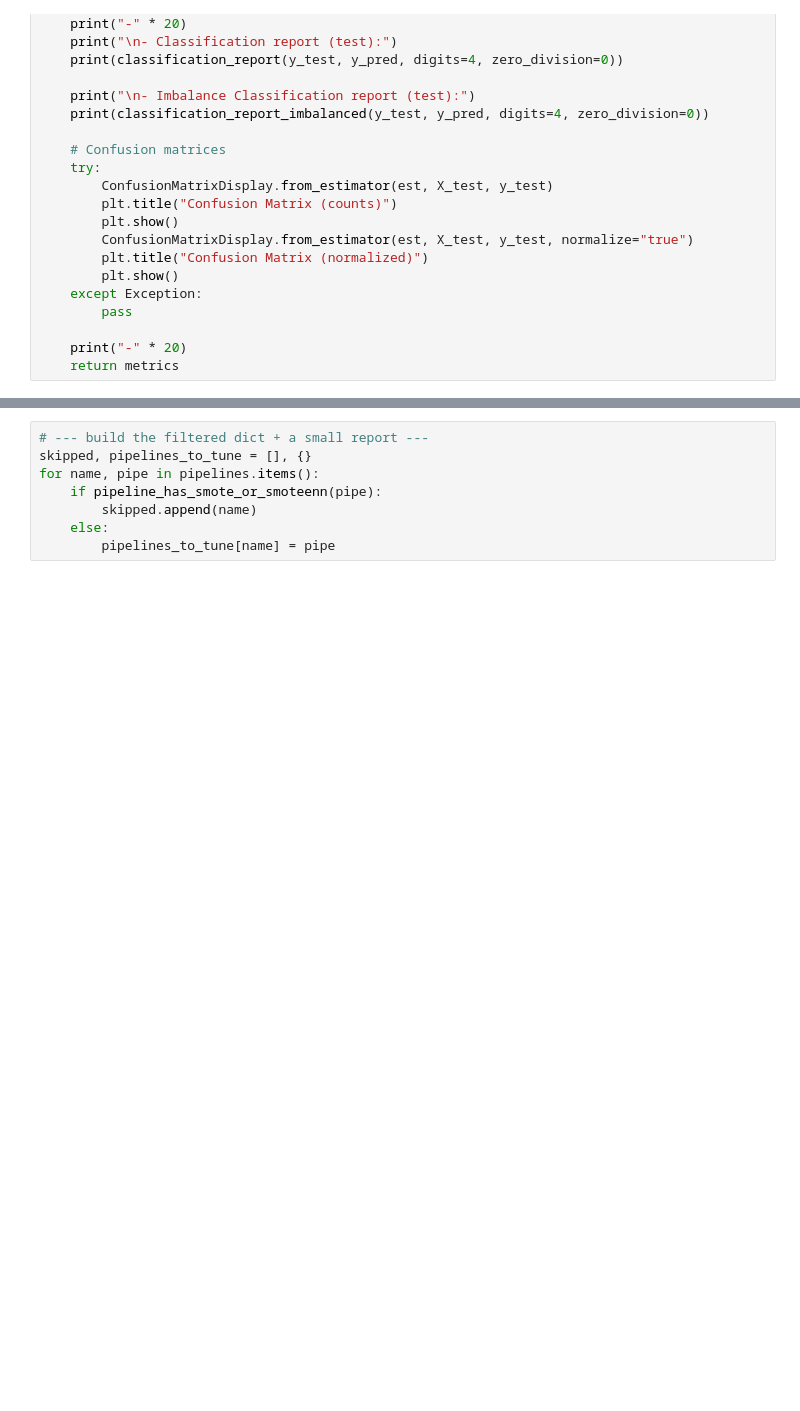
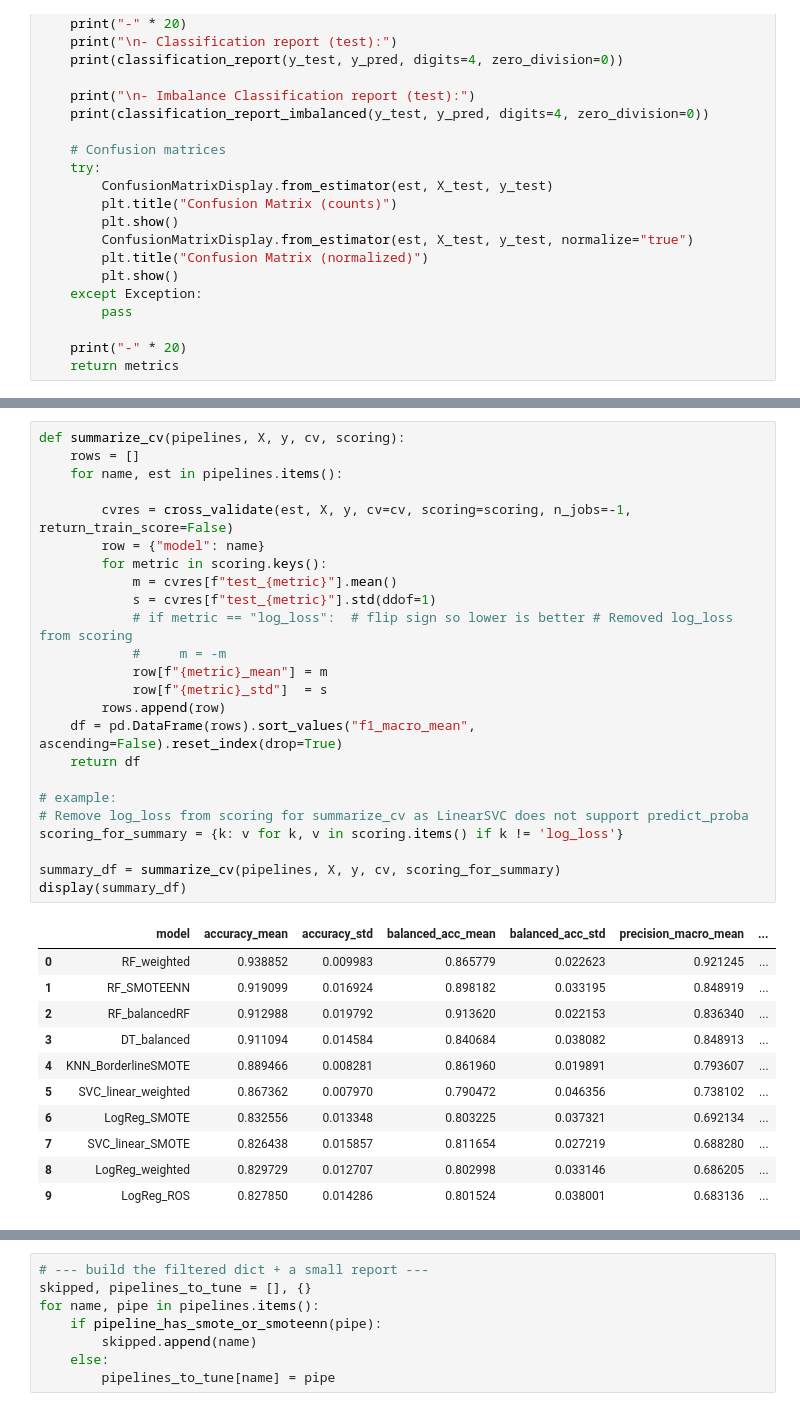
Before and after one commit to LabuBu-Toy/Machine-Learning-68, a Jupyter notebook: ML_Assignment__standard_team.ipynb, the cells around one changed output, grey strips where cells are left out. Cells and saved outputs as stored; diff of their text form; blank space fills up the shorter version.

```diff
--- a/ML_Assignment__standard_team.ipynb
+++ b/ML_Assignment__standard_team.ipynb
@@ -743 +683,37 @@ def evaluate_on_test(est, X_test = data_train_test.X_test, y_test = data_train_t
+# %%
+def summarize_cv(pipelines, X, y, cv, scoring):
+    rows = []
+    for name, est in pipelines.items():
+
+        cvres = cross_validate(est, X, y, cv=cv, scoring=scoring, n_jobs=-1, return_train_score=False)
+        row = {"model": name}
+        for metric in scoring.keys():
+            m = cvres[f"test_{metric}"].mean()
+            s = cvres[f"test_{metric}"].std(ddof=1)
+            # if metric == "log_loss":  # flip sign so lower is better # Removed log_loss from scoring
+            #     m = -m
+            row[f"{metric}_mean"] = m
+            row[f"{metric}_std"]  = s
+        rows.append(row)
+    df = pd.DataFrame(rows).sort_values("f1_macro_mean", ascending=False).reset_index(drop=True)
+    return df
+
+# example:
+# Remove log_loss from scoring for summarize_cv as LinearSVC does not support predict_proba
+scoring_for_summary = {k: v for k, v in scoring.items() if k != 'log_loss'}
+
+summary_df = summarize_cv(pipelines, X, y, cv, scoring_for_summary)
+display(summary_df)
+# %% [output]
+|  | model | accuracy_mean | accuracy_std | balanced_acc_mean | balanced_acc_std | precision_macro_mean | ... |
+| 0 | RF_weighted | 0.938852 | 0.009983 | 0.865779 | 0.022623 | 0.921245 | ... |
+| 1 | RF_SMOTEENN | 0.919099 | 0.016924 | 0.898182 | 0.033195 | 0.848919 | ... |
+| 2 | RF_balancedRF | 0.912988 | 0.019792 | 0.913620 | 0.022153 | 0.836340 | ... |
+| 3 | DT_balanced | 0.911094 | 0.014584 | 0.840684 | 0.038082 | 0.848913 | ... |
+| 4 | KNN_BorderlineSMOTE | 0.889466 | 0.008281 | 0.861960 | 0.019891 | 0.793607 | ... |
+| 5 | SVC_linear_weighted | 0.867362 | 0.007970 | 0.790472 | 0.046356 | 0.738102 | ... |
+| 6 | LogReg_SMOTE | 0.832556 | 0.013348 | 0.803225 | 0.037321 | 0.692134 | ... |
+| 7 | SVC_linear_SMOTE | 0.826438 | 0.015857 | 0.811654 | 0.027219 | 0.688280 | ... |
+| 8 | LogReg_weighted | 0.829729 | 0.012707 | 0.802998 | 0.033146 | 0.686205 | ... |
+| 9 | LogReg_ROS | 0.827850 | 0.014286 | 0.801524 | 0.038001 | 0.683136 | ... |
 # %% [markdown]
```
Also changed, not shown: parts of 39 cells of this notebook.
